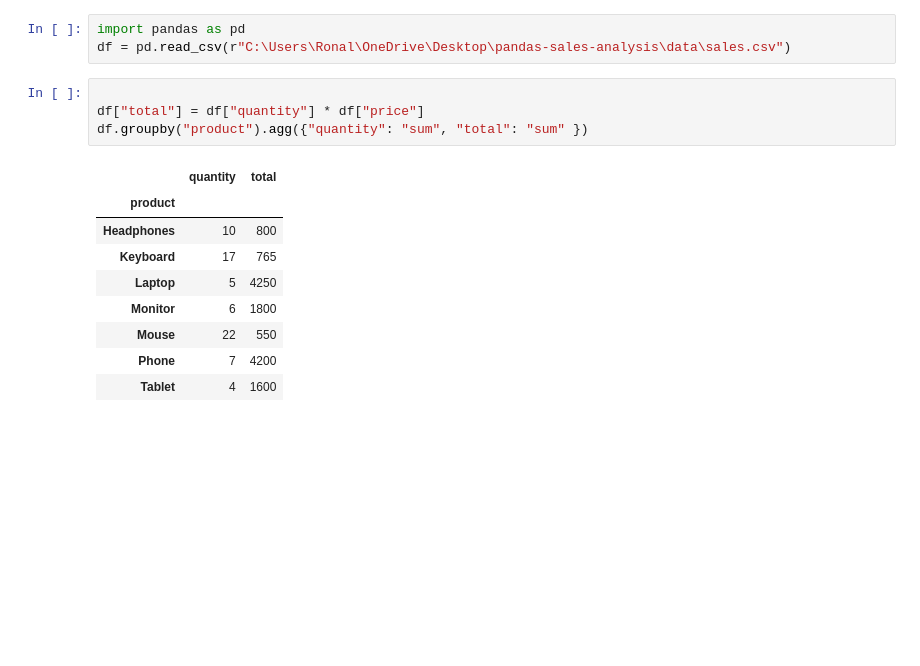
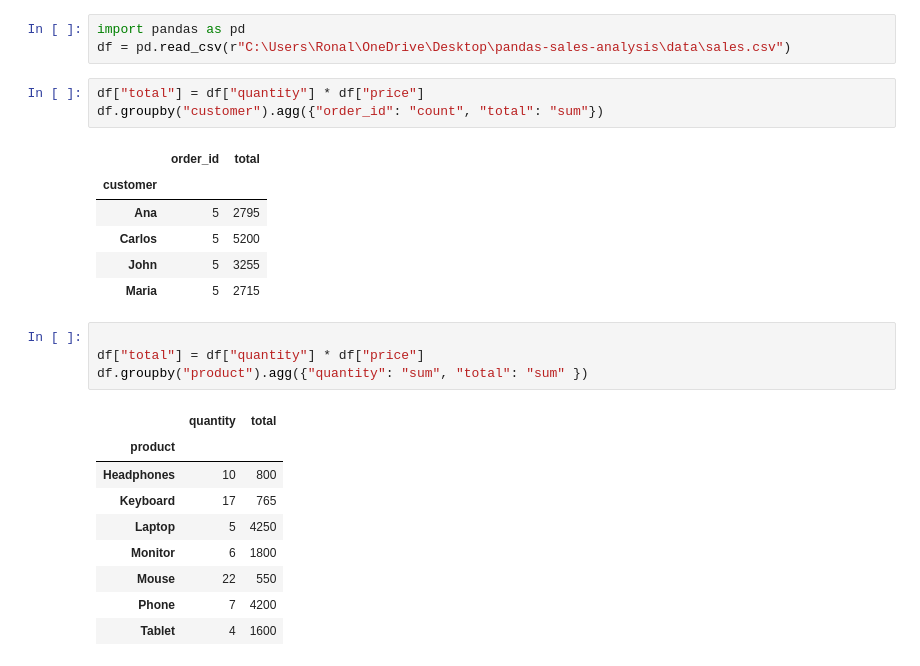
Before and after one commit to ronirgp/pandas-sales-analysis, a Jupyter notebook: notebooks/sales_analysis.ipynb, the cells around one changed output. Cells and saved outputs as stored; diff of their text form; blank space fills up the shorter version.

Commit message:
Add customer order and revenue analysis

```diff
--- a/notebooks/sales_analysis.ipynb
+++ b/notebooks/sales_analysis.ipynb
@@ -1,6 +1,16 @@
 # %%
 import pandas as pd
 df = pd.read_csv(r"C:\Users\Ronal\OneDrive\Desktop\pandas-sales-analysis\data\sales.csv")
+# %%
+df["total"] = df["quantity"] * df["price"]
+df.groupby("customer").agg({"order_id": "count", "total": "sum"})
+# %% [output]
+|  | order_id | total |
+| customer |  |  |
+| Ana | 5 | 2795 |
+| Carlos | 5 | 5200 |
+| John | 5 | 3255 |
+| Maria | 5 | 2715 |
 # %%
 
 df["total"] = df["quantity"] * df["price"]
```
Also changed, not shown: 1 other file.
